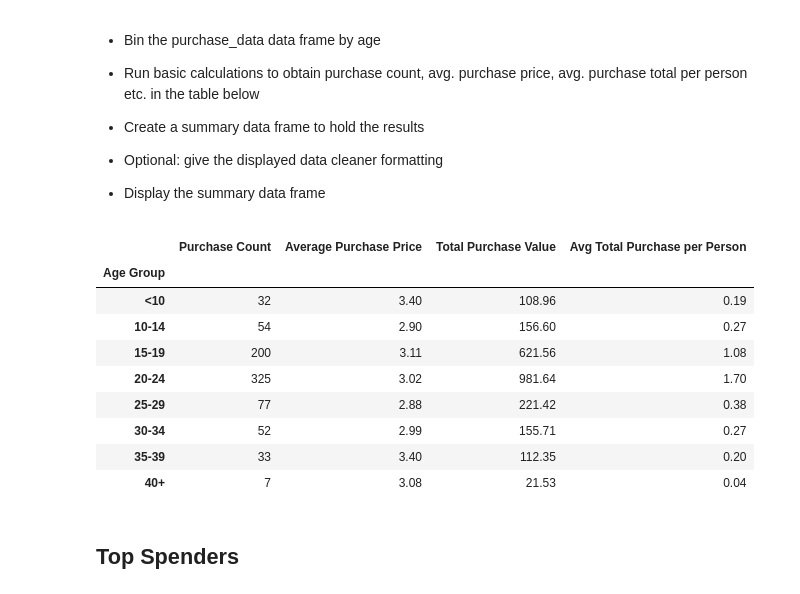
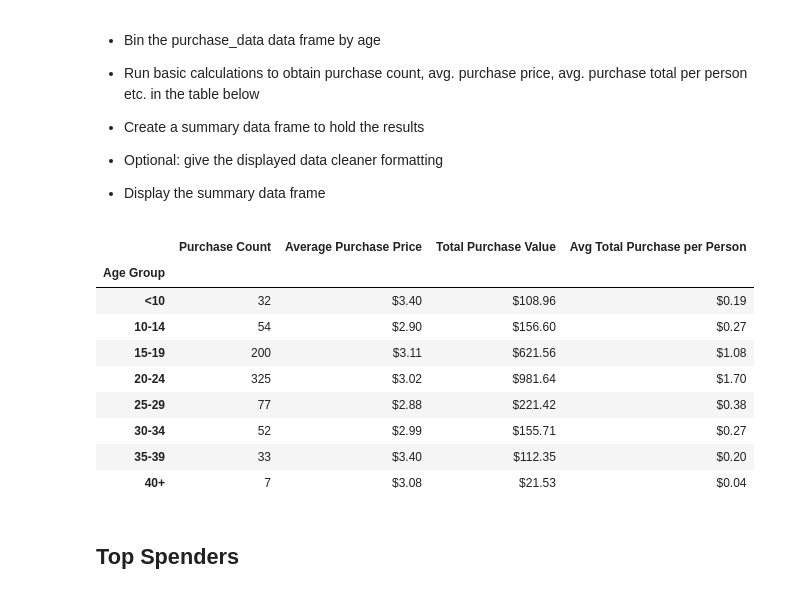
Before and after one commit to Spyrothebassist/pandas-challenge, a Jupyter notebook: HeroesOfPymoli/HeroesOfPymoli.ipynb, the cells around one changed output. Saved outputs shown, nothing was run; the diff lists cells and outputs as text; code cells hidden in the pictures.

```diff
--- a/HeroesOfPymoli/HeroesOfPymoli.ipynb
+++ b/HeroesOfPymoli/HeroesOfPymoli.ipynb
@@ -195,32 +195,36 @@ grouped_age_df
 # %%
 age_ranges_df = main_df.copy()
 
 age_ranges_df["Age Group"] = pd.cut(age_ranges_df["Age"].astype(float), bins, labels=ages)
 age_ranges_grouped = age_ranges_df.groupby("Age Group")
 age_ranges_grouped_df = age_ranges_grouped.count()
 age_ranges_grouped_df = pd.DataFrame(age_ranges_grouped["Purchase ID"])
 
 age_ranges_grouped_df.rename(columns={"Purchase ID":"Purchase Count"},inplace=True)
 
 purchase_counts = age_ranges_grouped["Price"].count()
 average_prices = round(age_ranges_grouped["Price"].mean(), 2)
 total_spent = round(age_ranges_grouped["Price"].sum(), 2)
 spending_per_person = round(total_spent/total_players, 2)
 
 purchasing_analysis_age = pd.DataFrame({"Purchase Count":purchase_counts, "Average Purchase Price":average_prices, "Total Purchase Value":total_spent, "Avg Total Purchase per Person":spending_per_person})
 
+purchasing_analysis_age["Average Purchase Price"] = purchasing_analysis_age["Average Purchase Price"].map("${:,.2f}".format)
+purchasing_analysis_age["Total Purchase Value"] = purchasing_analysis_age["Total Purchase Value"].map("${:,.2f}".format)
+purchasing_analysis_age["Avg Total Purchase per Person"] = purchasing_analysis_age["Avg Total Purchase per Person"].map("${:,.2f}".format)
+
 purchasing_analysis_age
 # %% [output]
 |  | Purchase Count | Average Purchase Price | Total Purchase Value | Avg Total Purchase per Person |
 | Age Group |  |  |  |  |
-| <10 | 32 | 3.40 | 108.96 | 0.19 |
-| 10-14 | 54 | 2.90 | 156.60 | 0.27 |
-| 15-19 | 200 | 3.11 | 621.56 | 1.08 |
-| 20-24 | 325 | 3.02 | 981.64 | 1.70 |
-| 25-29 | 77 | 2.88 | 221.42 | 0.38 |
-| 30-34 | 52 | 2.99 | 155.71 | 0.27 |
-| 35-39 | 33 | 3.40 | 112.35 | 0.20 |
-| 40+ | 7 | 3.08 | 21.53 | 0.04 |
+| <10 | 32 | $3.40 | $108.96 | $0.19 |
+| 10-14 | 54 | $2.90 | $156.60 | $0.27 |
+| 15-19 | 200 | $3.11 | $621.56 | $1.08 |
+| 20-24 | 325 | $3.02 | $981.64 | $1.70 |
+| 25-29 | 77 | $2.88 | $221.42 | $0.38 |
+| 30-34 | 52 | $2.99 | $155.71 | $0.27 |
+| 35-39 | 33 | $3.40 | $112.35 | $0.20 |
+| 40+ | 7 | $3.08 | $21.53 | $0.04 |
 # %% [markdown]
 ## Top Spenders
 # %% [markdown]
```
Also changed, not shown: parts of 1 cell of this notebook.
